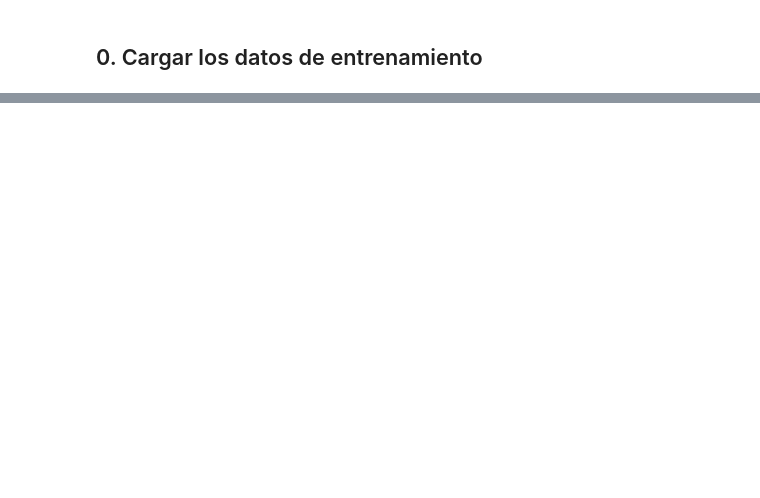
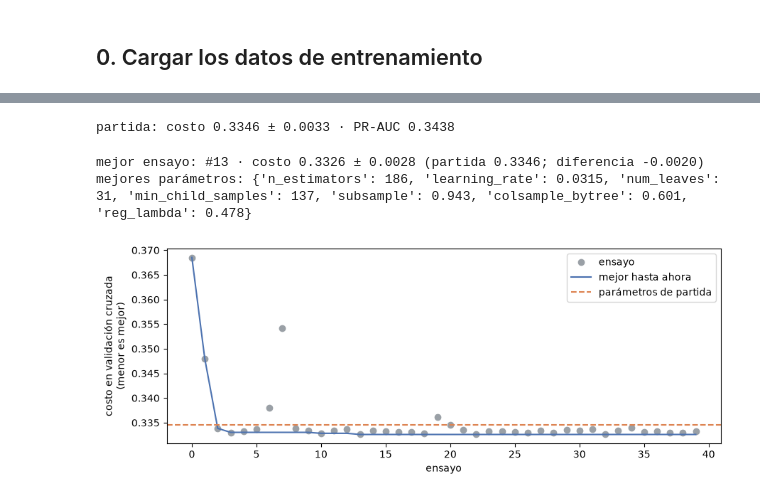
Before and after one commit to andiryospina/proyecto_venta_cruzada_seguro, a Jupyter notebook: notebooks/06_optimizacion.ipynb, the cells around one changed output, grey strips where cells are left out. Saved outputs shown, nothing was run; the diff lists cells and outputs as text; code cells hidden in the pictures; blank space fills up the shorter version.

```diff
--- a/notebooks/06_optimizacion.ipynb
+++ b/notebooks/06_optimizacion.ipynb
@@ -185,0 +89,7 @@ ordenarlos por la métrica principal?
+# %%
+tune_df, holdout_df = train_test_split(train, test_size=TUNE_HOLDOUT, stratify=train["Response"], random_state=TUNE_SEED)
+assert set(tune_df[ID_COL]).isdisjoint(set(holdout_df[ID_COL])), "hay clientes en los dos lados"
+X_tune, y_tune = split_xy(tune_df)
+X_hold, y_hold = split_xy(holdout_df)
+print(f"búsqueda: {len(tune_df):,} clientes ({y_tune.mean():.2%} interesados) · "
+      f"reservados: {len(holdout_df):,} clientes ({y_hold.mean():.2%} interesados)")
@@ -185,0 +113,3 @@ ordenarlos por la métrica principal?
+# %%
+folds = make_folds(X_tune, y_tune, n_splits=TUNE_FOLDS)
+print(f"presupuesto: {TUNE_TRIALS} ensayos · {len(folds)} pliegues · ~{len(folds[0][1]):,} clientes por pliegue de validación")
@@ -185,0 +125,25 @@ ordenarlos por la métrica principal?
+# %%
+start_table = evaluate_folds(build_pipeline(default_lgbm, use_engineered=True), X_tune, y_tune, folds)
+start_cost = start_table["cost"].mean()
+print(f"partida: costo {start_cost:.4f} ± {start_table['cost'].std():.4f} · PR-AUC {start_table['pr_auc'].mean():.4f}")
+# %% [output]
+partida: costo 0.3346 ± 0.0033 · PR-AUC 0.3438
+# %%
+study = tune(X_tune, y_tune, folds, n_trials=TUNE_TRIALS, metric="cost", storage=ROOT / "optuna_06.db")
+best = study.best_trial
+print(f"mejor ensayo: #{best.number} · costo {best.value:.4f} ± {best.user_attrs['cost_std']:.4f} "
+      f"(partida {start_cost:.4f}; diferencia {best.value - start_cost:+.4f})")
+print("mejores parámetros:", {k: round(v, 4) if isinstance(v, float) else v for k, v in study.best_params.items()})
+# %% [output]
+mejor ensayo: #13 · costo 0.3326 ± 0.0028 (partida 0.3346; diferencia -0.0020)
+mejores parámetros: {'n_estimators': 186, 'learning_rate': 0.0315, 'num_leaves': 31, 'min_child_samples': 137, 'subsample': 0.943, 'colsample_bytree': 0.601, 'reg_lambda': 0.478}
+# %%
+costs = [t.value for t in study.trials if t.value is not None]
+fig, ax = plt.subplots(figsize=(9, 3.5))
+ax.plot(costs, "o", color="#9aa0a6", label="ensayo")
+ax.plot(np.minimum.accumulate(costs), "-", color="#4c72b0", label="mejor hasta ahora")
+ax.axhline(start_cost, color="#dd8452", ls="--", label="parámetros de partida")
+ax.set_xlabel("ensayo"); ax.set_ylabel("costo en validación cruzada\n(menor es mejor)"); ax.legend()
+plt.tight_layout(); plt.show()
+# %% [output]
+[figure, added]
```
Also changed, not shown: parts of 40 cells of this notebook, 16 other files.
